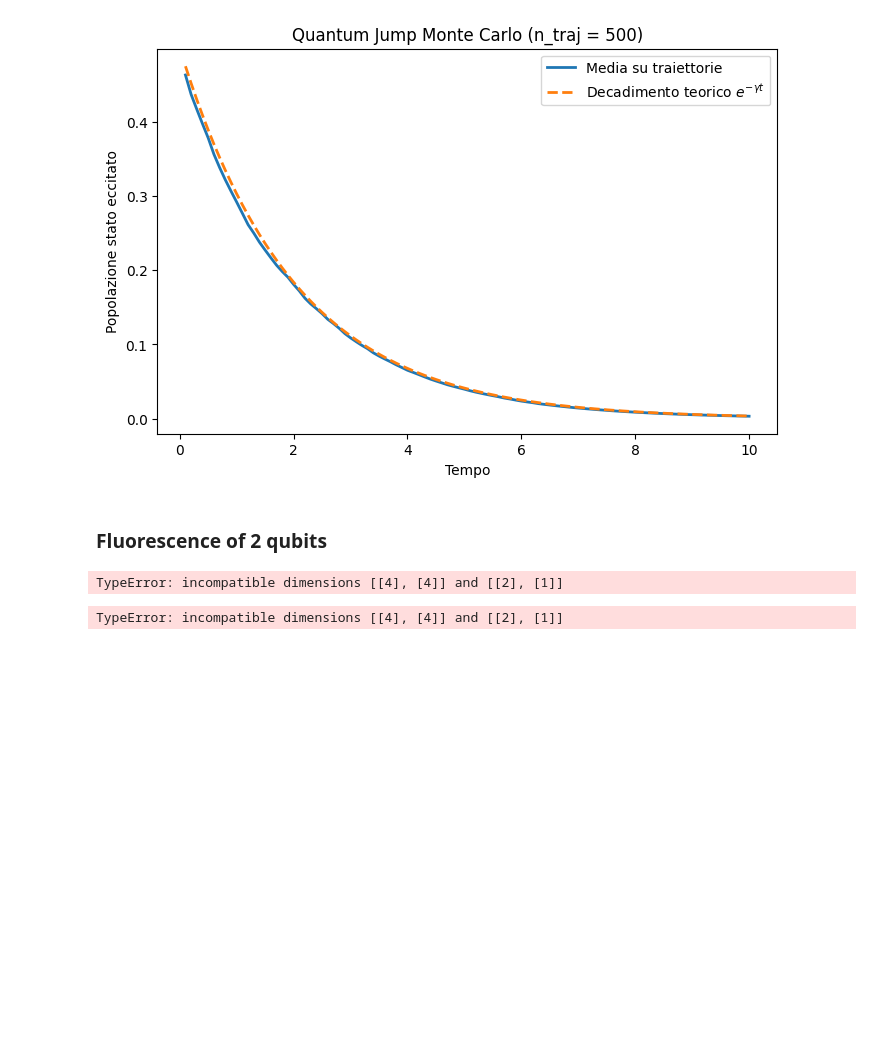
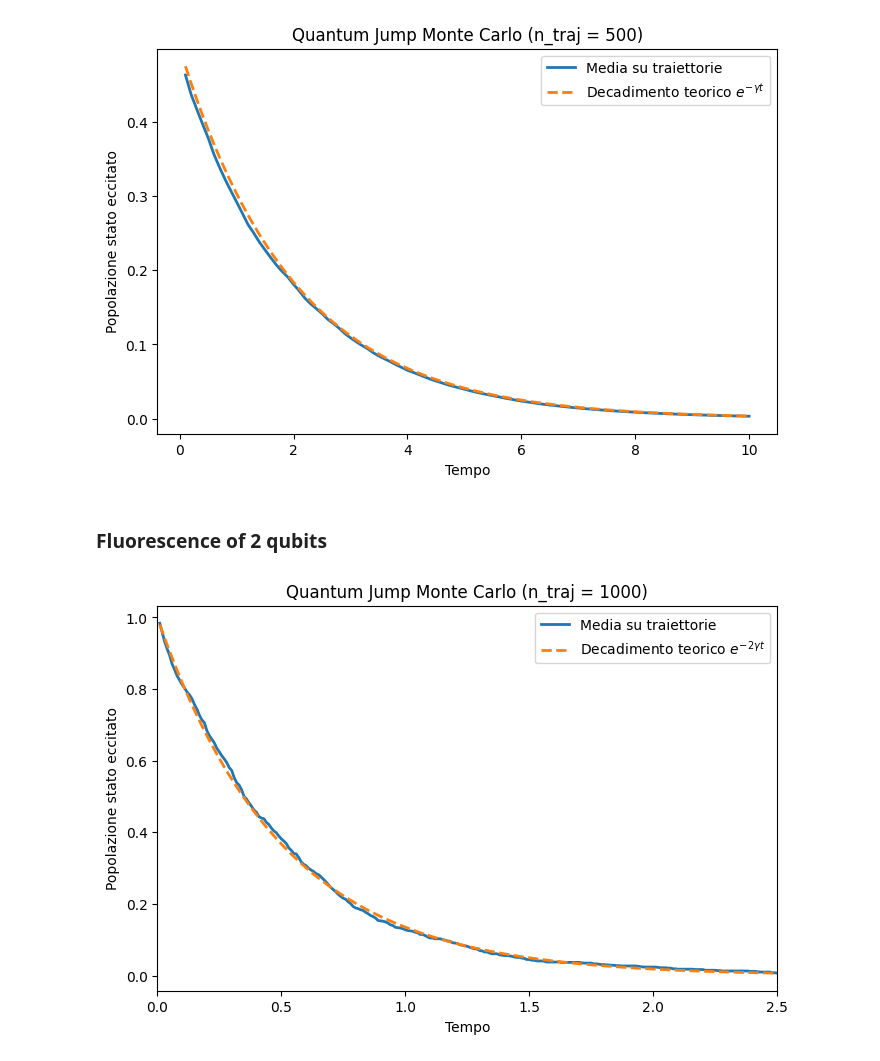
Before and after one commit to ErCampa99/Stochastic_Master_Thesis, a Jupyter notebook: Codes/Photodetection.ipynb, the cells around one changed output. Cells and saved outputs as stored; diff of their text form; code cells hidden in the pictures; blank space fills up the shorter version.

```diff
--- a/Codes/Photodetection.ipynb
+++ b/Codes/Photodetection.ipynb
@@ -262,16 +265,14 @@ plt.show()
 # %%
 #  Convenzione: |e> = (1,0) and |g> = (0,1)
 
+# Parametri
+epsilon = 0.01   # probabilità di emissione per dt
+dt = 0.01        # passo temporale (unitario, scalabile)
+gamma = epsilon / dt
 
-### DA IMPLEMENTARE
+n_traj = 1000    # numero di traiettorie indipendenti
+steps = int(5/(2*epsilon))     # numero di passi della simulazione
 
-
-# Parametri
-epsilon = 0.05   # probabilità di emissione per dt
-steps = 100      # numero di passi della simulazione
-n_traj = 500     # numero di traiettorie indipendenti
-dt = 0.1        # passo temporale (unitario, scalabile)
-gamma = epsilon / dt
 
 # Definizione dei Kraus operators
 
@@ -290,64 +291,40 @@ M10 = Qobj([
     [np.sqrt(epsilon*(1-epsilon)/2), 0, 0, 0],
     [0, np.sqrt(epsilon/2), np.sqrt(epsilon/2), 0]
 ])
 
 #Fotone detector 4
 M01 = Qobj([
     [0, 0, 0, 0],
+    [np.sqrt(epsilon*(1-epsilon)/2), 0, 0, 0],
     [-np.sqrt(epsilon*(1-epsilon)/2), 0, 0, 0],
-    [np.sqrt(epsilon*(1-epsilon)/2), 0, 0, 0],
     [0, np.sqrt(epsilon/2), -np.sqrt(epsilon/2), 0]
 ])
 
-#Collasso sullo stato |gg>
-M11 = Qobj([
-    [0, 0, 0, 0],
-    [0, 0, 0, 0],
-    [0, 0, 0, 0],
-    [0, 0, 0, 1]
-])
 
-kraus_ops = [M00, M10, M01, M11]
-#Pi_ops = [M.dag() * M for M in kraus_ops]
+kraus_ops = [M00, M10, M01]
 
-# Stati base
-e = qutip.basis(2, 0)  # ground
-g = qutip.basis(2, 1)  # excited
 
 # Stato iniziale puro
-psi0 = (e+g).unit()
-
-def simulate_trajectory(psi, steps):
-    """Simula una singola traiettoria quantistica."""
-    pops_e = []
-    state = psi
-    for _ in range(steps):
-        psi = measure_and_update(state, kraus_ops)
-
-        # Popolazione nello stato eccitato
-        pops_e.append(abs((state)[0]**2))
-    return pops_e
+ee = tensor(basis(2, 0), basis(2, 0))
+psi0 = flatten_to_qudit(ee)
 
 # Simulazioni multiple
-all_traj = np.array([simulate_trajectory(psi0, steps) for _ in range(n_traj)])
+all_traj = np.array([simulate_trajectory(psi0, steps, kraus_ops) for _ in range(n_traj)])
 mean_traj = np.mean(all_traj, axis=0)
 
-# Curva teorica
+# Curva teorica - exp(-2 * gamma * t) perché ho due atomi che decadono indipendentemente
 times = np.arange(1, steps+1) * dt
-theory = (abs(psi0.full()[0,0])**2) * np.exp(- gamma * times)
+theory = (abs(psi0.full()[0,0])**2) * np.exp(- 2*gamma * times)
 
 # Plot
 plt.figure(figsize=(8,5))
 plt.plot(times, mean_traj, label="Media su traiettorie", linewidth=2)
-plt.plot(times, theory, '--', label="Decadimento teorico $e^{-\\gamma t}$", linewidth=2)
+plt.xlim(0, 5/(2*gamma))  # <--- qui limiti l'asse x
+plt.plot(times, theory, '--', label="Decadimento teorico $e^{-2\\gamma t}$", linewidth=2)
 plt.xlabel("Tempo")
 plt.ylabel("Popolazione stato eccitato")
 plt.title(f"Quantum Jump Monte Carlo (n_traj = {n_traj})")
 plt.legend()
 plt.show()
 # %% [output]
-TypeError: incompatible dimensions [[4], [4]] and [[2], [1]]
+[figure, added]
-# %%
-kraus_probabilities(psi0, kraus_ops)
-# %% [output]
-TypeError: incompatible dimensions [[4], [4]] and [[2], [1]]
```
Also changed, not shown: parts of 3 cells of this notebook, 2 other files.
